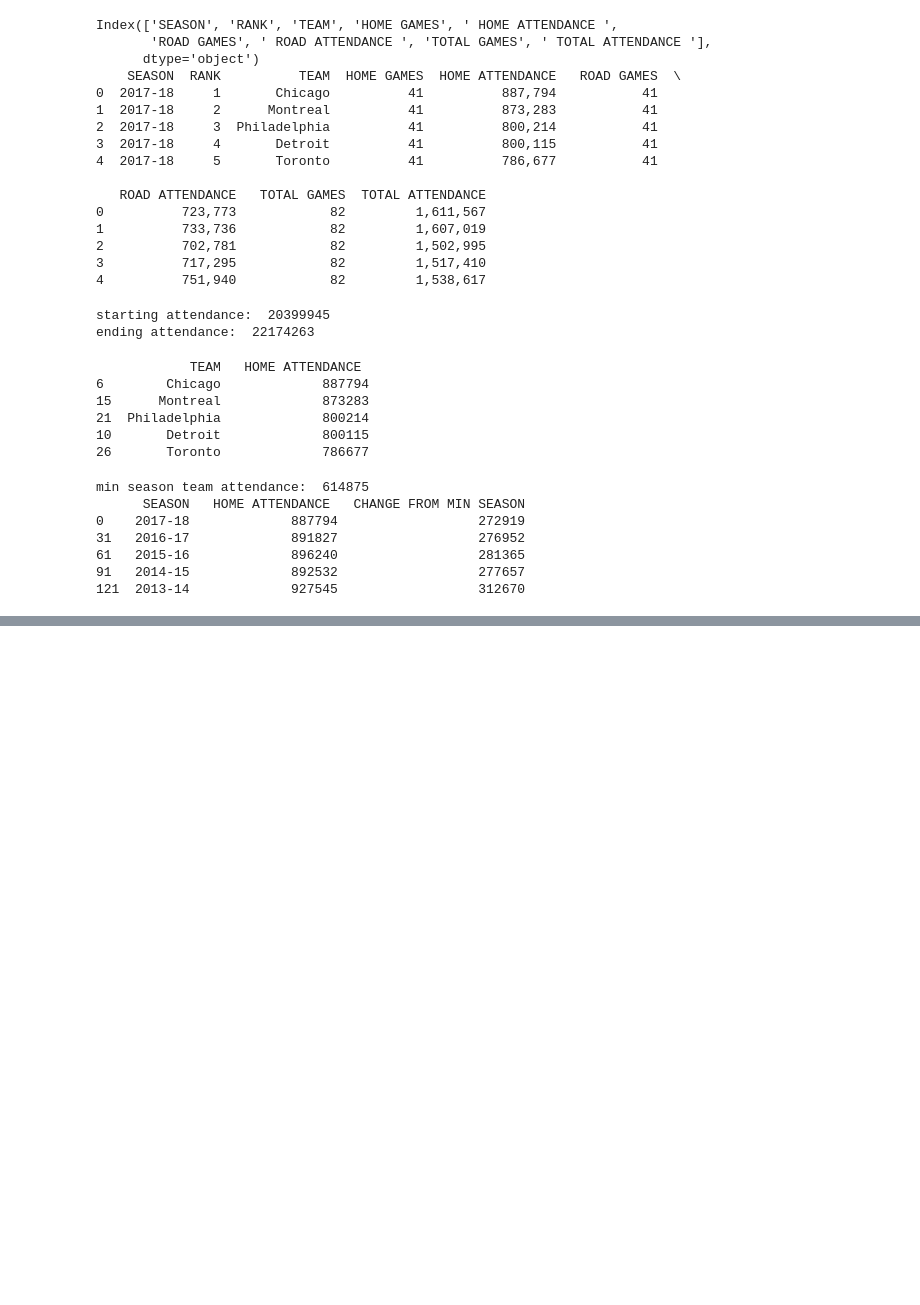
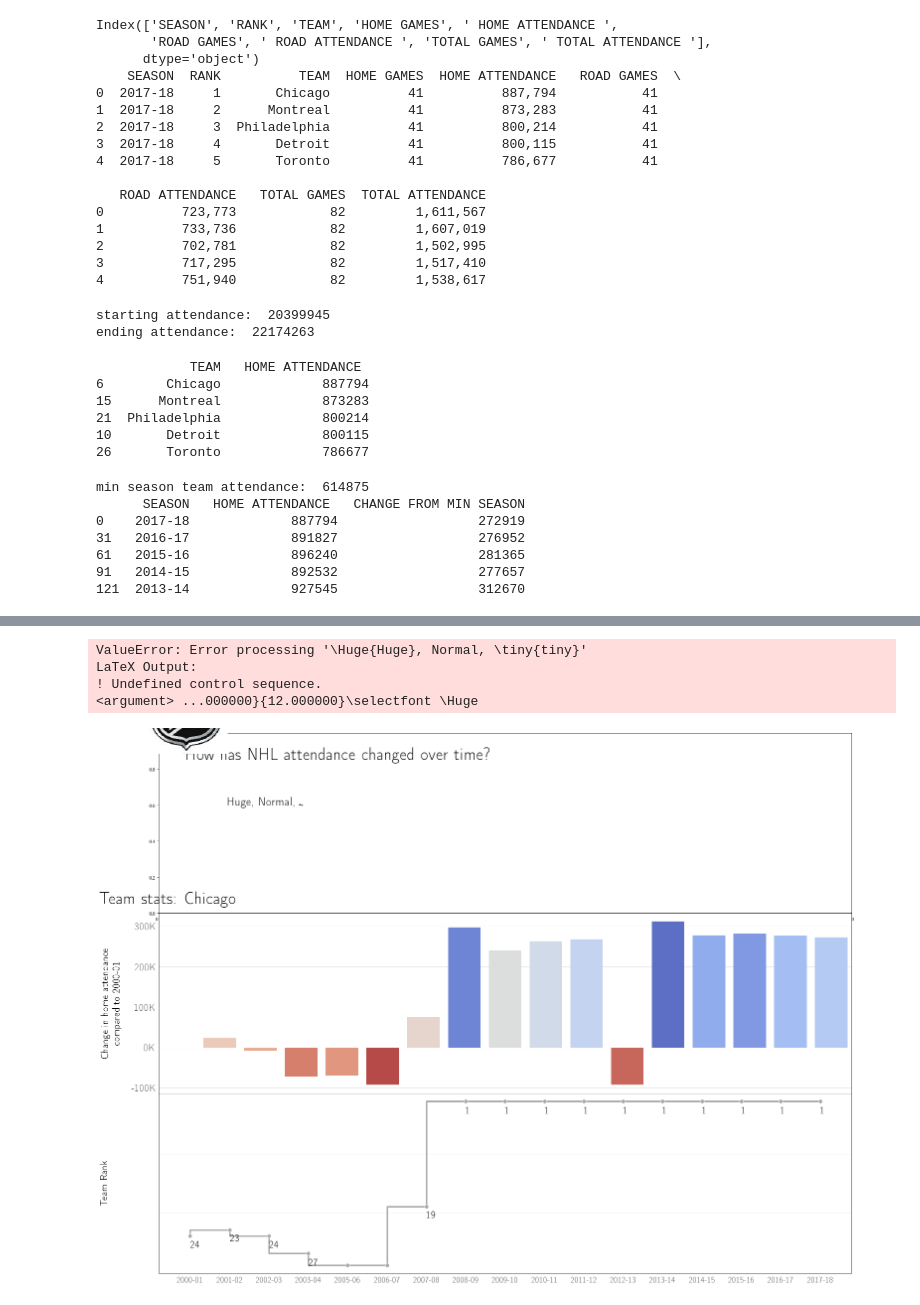
Before and after one commit to richhildebrand/makeover-monday-python, a Jupyter notebook: notebooks/2019 Week1 NHL Attendance/Team Dashboard/Team Dashboard.ipynb, the cells around one changed output, grey strips where cells are left out. Drawn from its saved outputs; the diff is of its cells as text; code cells hidden in the pictures; blank space fills up the shorter version.

Commit message:
working to gain multiple font sizes in annotation

```diff
--- a/notebooks/2019 Week1 NHL Attendance/Team Dashboard/Team Dashboard.ipynb
+++ b/notebooks/2019 Week1 NHL Attendance/Team Dashboard/Team Dashboard.ipynb
@@ -101,6 +101,26 @@ min season team attendance:  614875
 61   2015-16             896240                  281365
 91   2014-15             892532                  277657
 121  2013-14             927545                  312670
+# %%
+# Drawing - Show saved pdf
+from wand.image import Image as wandImage
+
+def show_pdf(file_name):
+    imageFromPdf = wandImage(filename=file_name)
+    pages = len(imageFromPdf.sequence)
+
+    image = wandImage(
+      width=imageFromPdf.width,
+      height=imageFromPdf.height * pages
+    )
+    for i in range(pages):
+      image.composite(
+      imageFromPdf.sequence[i],
+      top=imageFromPdf.height * i,
+      left=0
+    )
+    image.format="png"
+    return image
 # %%
 # Drawing - Bar graph
 def format_bar_y(y):
@@ -159,0 +174,46 @@ draw_marker_values(ax, team_df, 'RANK', 'SEASON')
+# %%
+fig, (header_ax, bar_ax, line_ax) = plt.subplots(nrows=3, figsize=(25,20), gridspec_kw={"height_ratios":[0.3, 0.3, 0.3]})
+fig.subplots_adjust(wspace=0, hspace=0)
+
+draw_bar_graph(team_df, min_season, bar_ax)
+draw_line_graph(team_df, line_ax)
+
+#Drawing - Header
+def add_image(image, size_ratio, x, y):
+    image = Image.open('./NHL_logo.png')
+    image = image.resize( [int(size_ratio * s) for s in image.size] )
+
+    image = np.array(image).astype(np.float) / 255
+    fig.figimage(image, x, y, zorder=0)
+
+def add_max_attendence(max_season_attendance, max_season, header_ax):
+    formatted_attendance = round(max_season_attendance / 1000000, 1)
+    text = r'\textbf{' + str(formatted_attendance) + 'M}'
+    text += '\npeople attended NHL games in the'
+    text += '\n' + max_season + ' season'
+    #header_ax.annotate(text, xy=(1, 1), xytext=(0.1, 0.6), size=40, color='black')
+
+    header_ax.annotate(r'\Huge{Huge}, Normal, \tiny{tiny}', xy=(1, 1), xytext=(0.1, 0.6))
+
+def draw_header(team_name, min_season_attendance, max_season_attendance, max_season, top_5_teams, header_ax):
+    add_image('./NHL_logo.png', 1.2, 100, 1075)
+    header_ax.annotate('How has NHL attendance changed over time?', xy=(1, 1), xytext=(0.04, 0.85), size=40, color='black', weight='bold')
+    header_ax.annotate('Team stats: ' + team_name, xy=(1, 1), xytext=(-0.085, 0.05), size=40, color='black', weight='bold')
+
+    add_max_attendence(max_season_attendance, max_season, header_ax)
+    #header_ax.axis('off')
+
+
+draw_header(team_name, min_season_attendance, max_season_attendance, max_season, top_5_teams, header_ax)
+
+#Save and show pdf
+file_name = 'team_dashboard.pdf'
+plt.savefig(file_name)
+matplotlib.pyplot.close(fig) #do not draw
+show_pdf(file_name)
+# %% [output]
+ValueError: Error processing '\Huge{Huge}, Normal, \tiny{tiny}'
+LaTeX Output:
+! Undefined control sequence.
+<argument> ...000000}{12.000000}\selectfont \Huge
+[figure, added]
```
Also changed, not shown: parts of 2 cells of this notebook, 8 other files.
